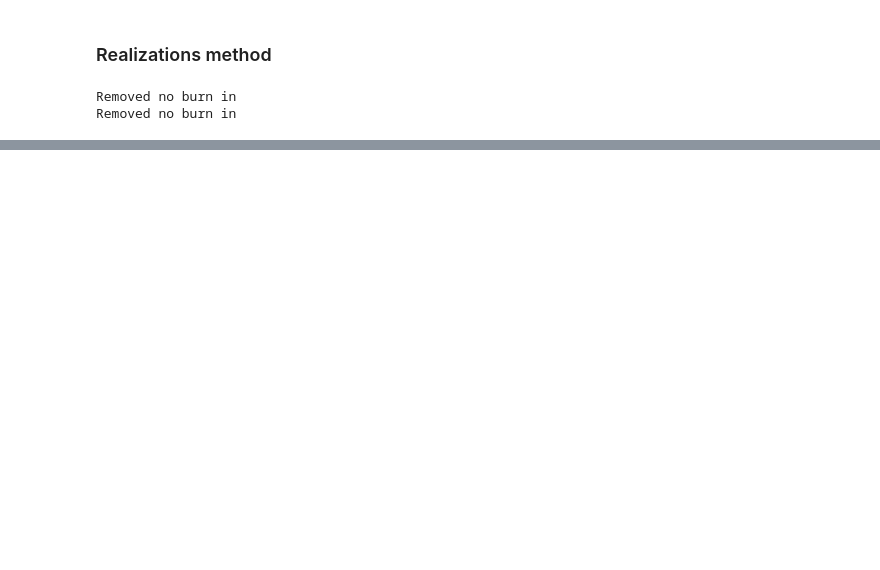
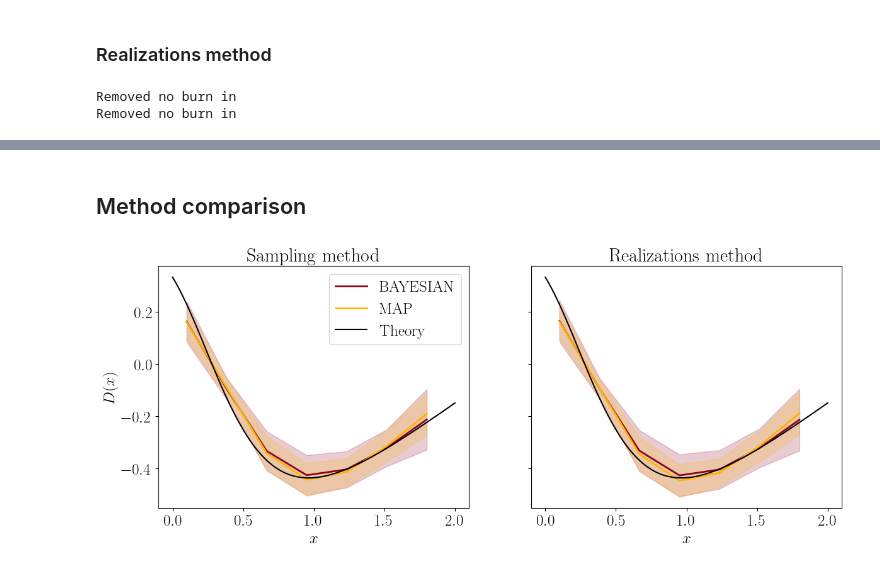
Before and after one commit to matmartinelli/CoRe, a Jupyter notebook: DEMO-derived_reconstruction.ipynb, the cells around one changed output, grey strips where cells are left out. Cells and saved outputs as stored; diff of their text form; code cells hidden in the pictures; blank space fills up the shorter version.

```diff
--- a/DEMO-derived_reconstruction.ipynb
+++ b/DEMO-derived_reconstruction.ipynb
@@ -518,0 +456,27 @@ plt.legend(loc='best');
+# %% [markdown]
+## Method comparison
+# %%
+xplot = np.linspace(xmin,xmax,100)
+fig,axes = plt.subplots(nrows=1,ncols=2,sharey=True,sharex=True,figsize=(14,5))
+
+axes[0].set_title('Sampling method')
+axes[1].set_title('Realizations method')
+
+for method in methods:
+    reconstruction = results[method]['reconstruction']
+    axes[0].fill_between(reconstruction['x'],reconstruction['value']+reconstruction['error'],
+                         reconstruction['value']-reconstruction['error'],alpha=0.2,color=results[method]['color'])
+    axes[0].plot(reconstruction['x'],reconstruction['value'],lw=2,color=results[method]['color'],label=method)
+
+    reconstruction = real_results[method]['reconstruction']
+    axes[1].fill_between(reconstruction['x'],reconstruction['value']+reconstruction['error'],
+                         reconstruction['value']-reconstruction['error'],alpha=0.2,color=real_results[method]['color'])
+    axes[1].plot(reconstruction['x'],reconstruction['value'],lw=2,color=real_results[method]['color'],label=method)
+axes[1].plot(xplot,(1+xplot)*theory_model_func2(xplot)['d1']/theory_model_func1(xplot)['f'],color='black',label='Theory')
+axes[1].set_xlabel(x_label)
+axes[0].plot(xplot,(1+xplot)*theory_model_func2(xplot)['d1']/theory_model_func1(xplot)['f'],color='black',label='Theory')
+axes[0].set_xlabel(x_label)
+axes[0].set_ylabel(r'$D(x)$')
+axes[0].legend(loc='best');
+# %% [output]
+[figure, added]
```
Also changed, not shown: parts of 14 cells of this notebook.
